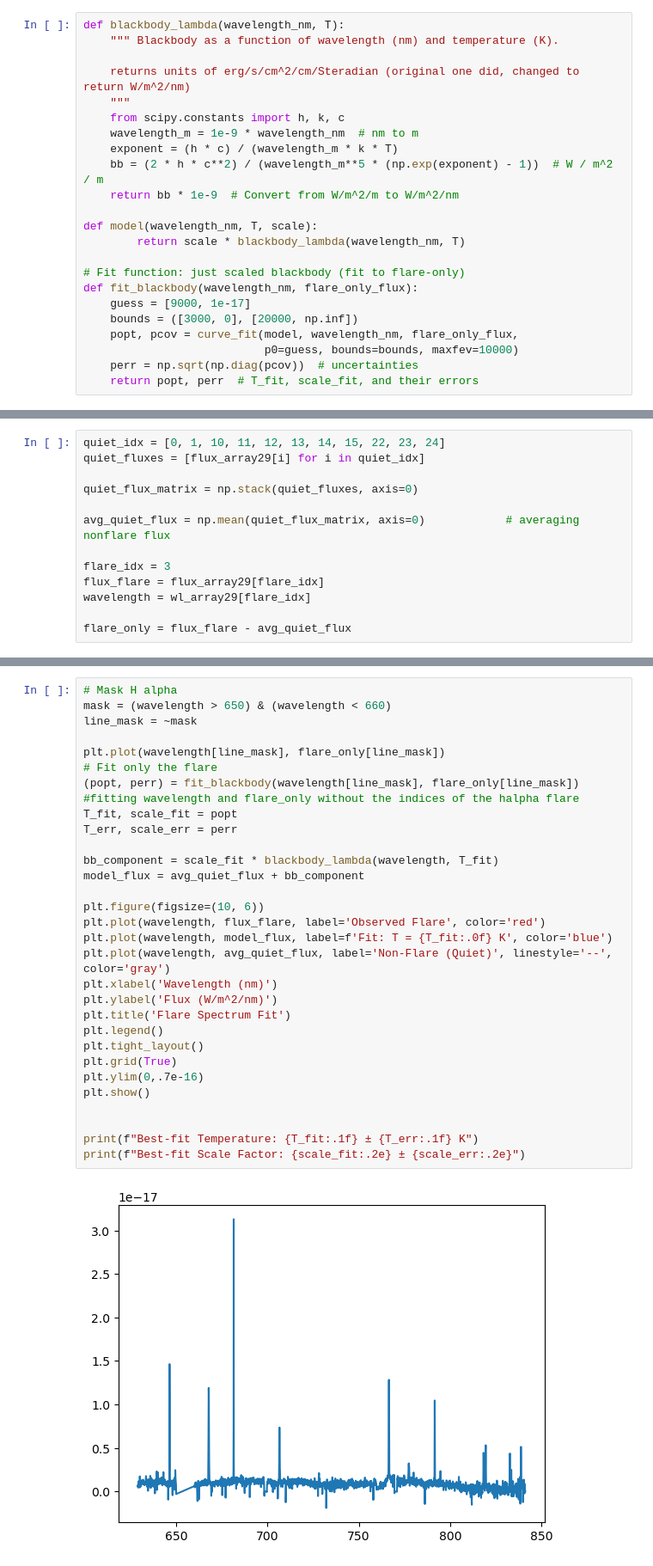
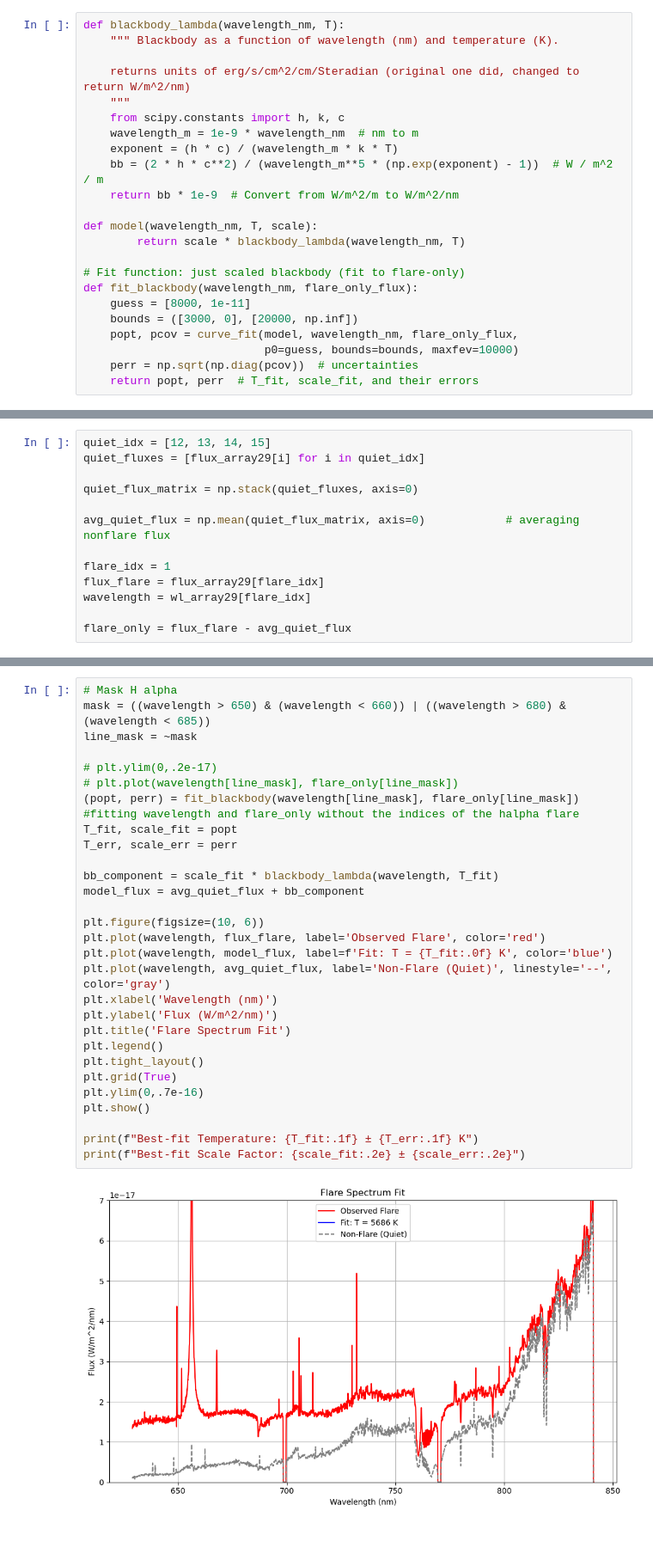
Before and after one commit to ashtonsouthwick/Summer2025, a Jupyter notebook: 1fitting.ipynb, the cells around one changed output, grey strips where cells are left out. Shown: that part at 86% size. Cells and saved outputs as stored; diff of their text form; blank space fills up the shorter version.

```diff
--- a/1fitting.ipynb
+++ b/1fitting.ipynb
@@ -23,7 +24,7 @@ def model(wavelength_nm, T, scale):
 
 # Fit function: just scaled blackbody (fit to flare-only)
 def fit_blackbody(wavelength_nm, flare_only_flux):
-    guess = [9000, 1e-17]
+    guess = [8000, 1e-11]
     bounds = ([3000, 0], [20000, np.inf])
     popt, pcov = curve_fit(model, wavelength_nm, flare_only_flux,
                            p0=guess, bounds=bounds, maxfev=10000)
@@ -73,14 +74,14 @@ for f in Aug08:
     flux_array08.append(flux)
     wl_array08.append(wavelength)
 # %%
-quiet_idx = [0, 1, 10, 11, 12, 13, 14, 15, 22, 23, 24]
+quiet_idx = [12, 13, 14, 15]
 quiet_fluxes = [flux_array29[i] for i in quiet_idx]
 
 quiet_flux_matrix = np.stack(quiet_fluxes, axis=0)
 
 avg_quiet_flux = np.mean(quiet_flux_matrix, axis=0)            # averaging nonflare flux
 
-flare_idx = 3
+flare_idx = 1
 flux_flare = flux_array29[flare_idx]
 wavelength = wl_array29[flare_idx]
 
@@ -93,32 +99,31 @@ plt.plot(wavelength, flare_only)           # maybe average out all non-flares an
 # %%
 # Mask H alpha
-mask = (wavelength > 650) & (wavelength < 660)
+mask = ((wavelength > 650) & (wavelength < 660)) | ((wavelength > 680) & (wavelength < 685))
 line_mask = ~mask
 
-plt.plot(wavelength[line_mask], flare_only[line_mask])
-# Fit only the flare
+# plt.ylim(0,.2e-17)
+# plt.plot(wavelength[line_mask], flare_only[line_mask])
 (popt, perr) = fit_blackbody(wavelength[line_mask], flare_only[line_mask])    #fitting wavelength and flare_only without the indices of the halpha flare
 T_fit, scale_fit = popt
 T_err, scale_err = perr
 
 bb_component = scale_fit * blackbody_lambda(wavelength, T_fit)
 model_flux = avg_quiet_flux + bb_component
 
 plt.figure(figsize=(10, 6))
 plt.plot(wavelength, flux_flare, label='Observed Flare', color='red')
 plt.plot(wavelength, model_flux, label=f'Fit: T = {T_fit:.0f} K', color='blue')
 plt.plot(wavelength, avg_quiet_flux, label='Non-Flare (Quiet)', linestyle='--', color='gray')
 plt.xlabel('Wavelength (nm)')
 plt.ylabel('Flux (W/m^2/nm)')
 plt.title('Flare Spectrum Fit')
 plt.legend()
 plt.tight_layout()
 plt.grid(True)
 plt.ylim(0,.7e-16)
 plt.show()
 
-
 print(f"Best-fit Temperature: {T_fit:.1f} ± {T_err:.1f} K")
 print(f"Best-fit Scale Factor: {scale_fit:.2e} ± {scale_err:.2e}")
 # %% [output]
-[figure, old version]
+[figure, new version]
```
Also changed, not shown: parts of 5 cells of this notebook.
